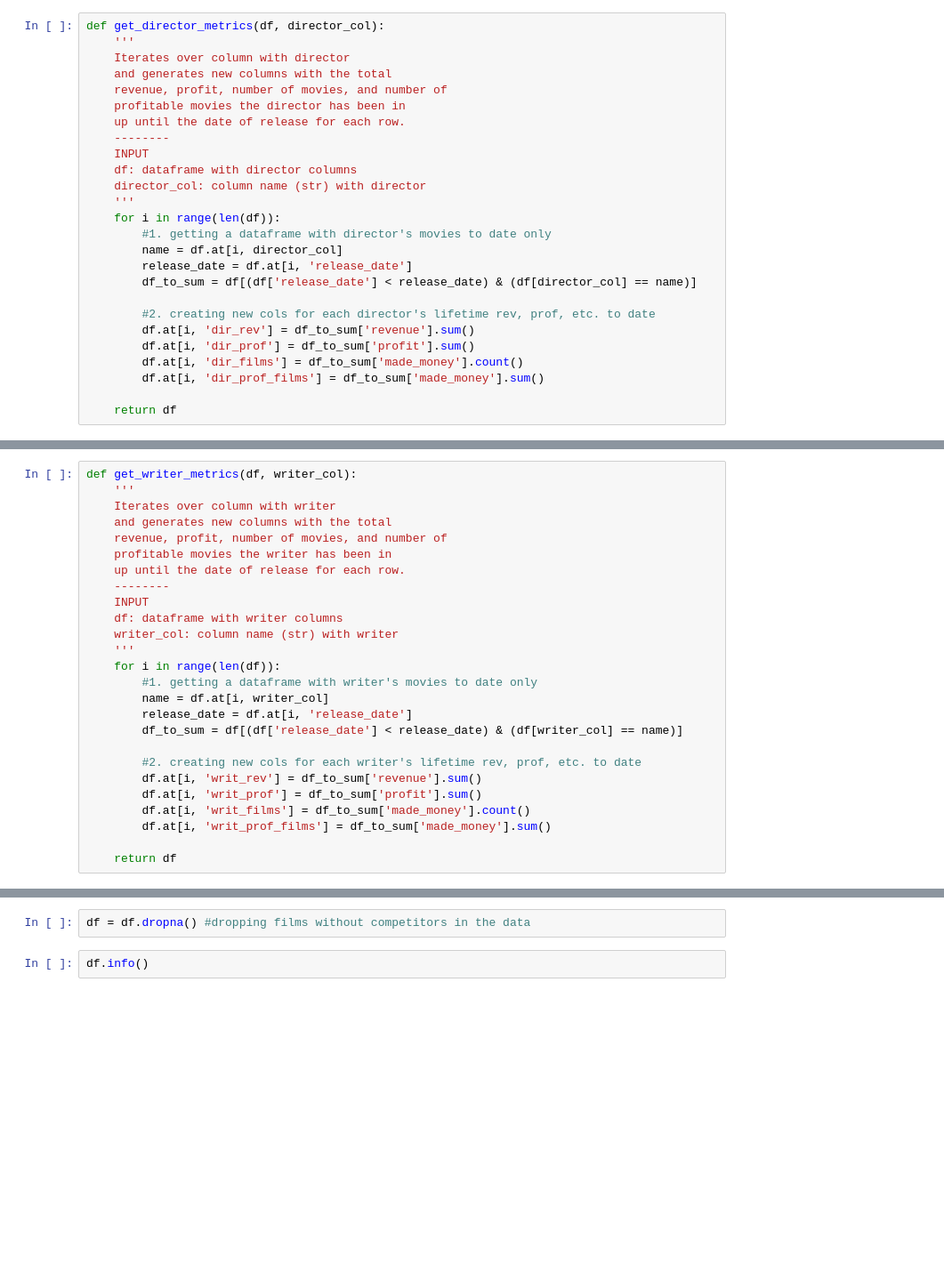
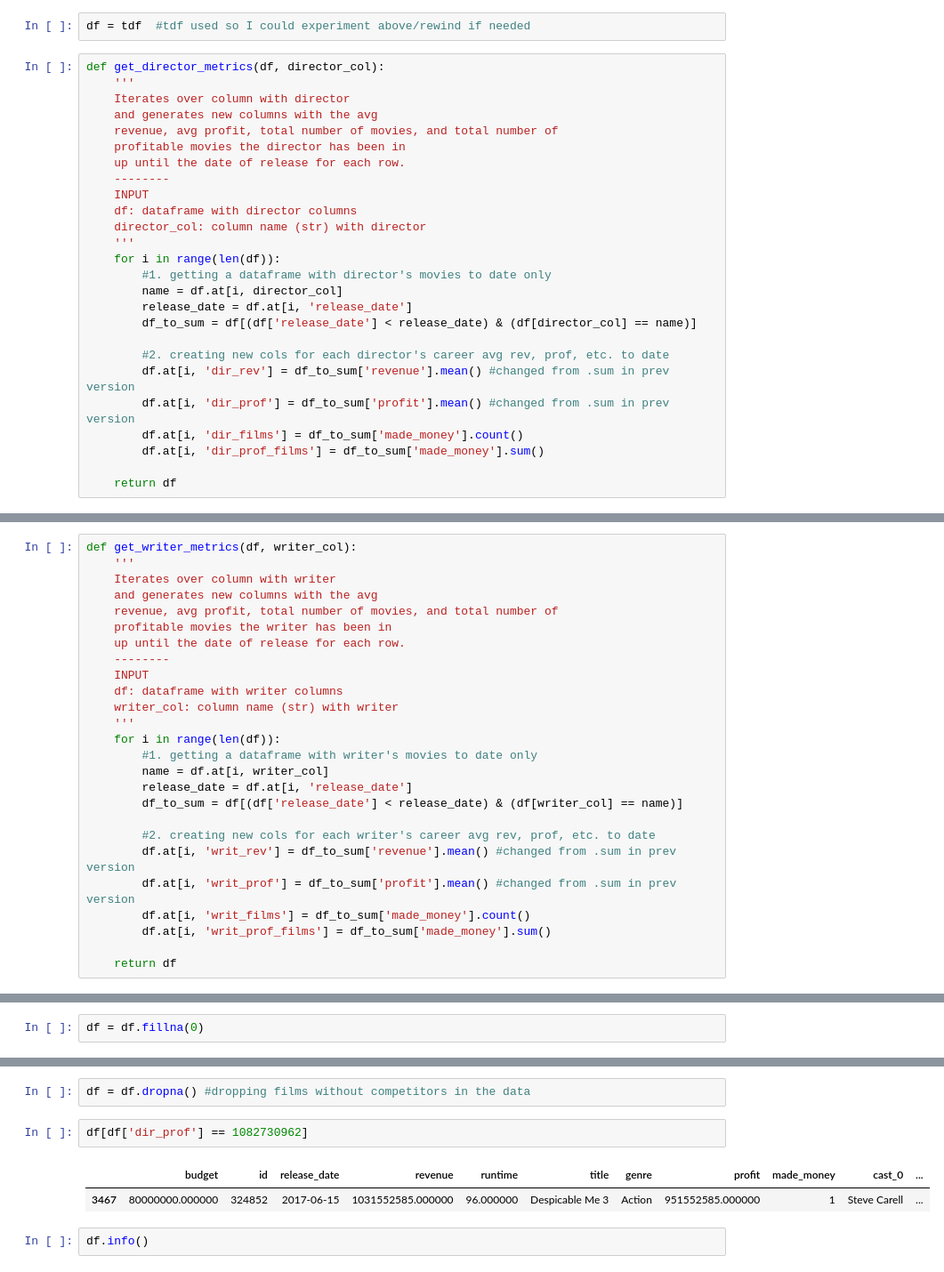
Before and after one commit to ryanlrappa/film-profit-prediction, a Jupyter notebook: jupyter_notebooks/4_full_data_cleaning.ipynb, the cells around one changed output, grey strips where cells are left out. Shown at 89% size. Drawn from its saved outputs; the diff is of its cells as text; blank space fills up the shorter version.

```diff
--- a/jupyter_notebooks/4_full_data_cleaning.ipynb
+++ b/jupyter_notebooks/4_full_data_cleaning.ipynb
@@ -315,9 +315,11 @@ df = get_cast_metrics(df, cast_cols)  #func from cell above
+# %%
+df = tdf  #tdf used so I could experiment above/rewind if needed
 # %%
 def get_director_metrics(df, director_col):
     '''
     Iterates over column with director
-    and generates new columns with the total
-    revenue, profit, number of movies, and number of
+    and generates new columns with the avg
+    revenue, avg profit, total number of movies, and total number of
     profitable movies the director has been in
     up until the date of release for each row.
     --------
@@ -331,9 +333,9 @@ def get_director_metrics(df, director_col):
         release_date = df.at[i, 'release_date']
         df_to_sum = df[(df['release_date'] < release_date) & (df[director_col] == name)]
 
-        #2. creating new cols for each director's lifetime rev, prof, etc. to date
-        df.at[i, 'dir_rev'] = df_to_sum['revenue'].sum()
-        df.at[i, 'dir_prof'] = df_to_sum['profit'].sum()
+        #2. creating new cols for each director's career avg rev, prof, etc. to date
+        df.at[i, 'dir_rev'] = df_to_sum['revenue'].mean() #changed from .sum in prev version
+        df.at[i, 'dir_prof'] = df_to_sum['profit'].mean() #changed from .sum in prev version
         df.at[i, 'dir_films'] = df_to_sum['made_money'].count()
         df.at[i, 'dir_prof_films'] = df_to_sum['made_money'].sum()
 
@@ -344,8 +346,8 @@ df = get_director_metrics(df, 'director')  #func from cell above
 def get_writer_metrics(df, writer_col):
     '''
     Iterates over column with writer
-    and generates new columns with the total
-    revenue, profit, number of movies, and number of
+    and generates new columns with the avg
+    revenue, avg profit, total number of movies, and total number of
     profitable movies the writer has been in
     up until the date of release for each row.
     --------
@@ -359,9 +361,9 @@ def get_writer_metrics(df, writer_col):
         release_date = df.at[i, 'release_date']
         df_to_sum = df[(df['release_date'] < release_date) & (df[writer_col] == name)]
 
-        #2. creating new cols for each writer's lifetime rev, prof, etc. to date
-        df.at[i, 'writ_rev'] = df_to_sum['revenue'].sum()
-        df.at[i, 'writ_prof'] = df_to_sum['profit'].sum()
+        #2. creating new cols for each writer's career avg rev, prof, etc. to date
+        df.at[i, 'writ_rev'] = df_to_sum['revenue'].mean() #changed from .sum in prev version
+        df.at[i, 'writ_prof'] = df_to_sum['profit'].mean() #changed from .sum in prev version
         df.at[i, 'writ_films'] = df_to_sum['made_money'].count()
         df.at[i, 'writ_prof_films'] = df_to_sum['made_money'].sum()
 
@@ -370,0 +395,2 @@ df = get_writer_metrics(df, 'writer')  #func from cell above
+# %%
+df = df.fillna(0)
@@ -412,6 +458,11 @@ def get_competitor_metrics(df, id_col):
 df = get_competitor_metrics(df, 'id')
 # %%
 df = df.dropna() #dropping films without competitors in the data
+# %%
+df[df['dir_prof'] == 1082730962]
+# %% [output]
+|  | budget | id | release_date | revenue | runtime | title | genre | profit | made_money | cast_0 | ... |
+| 3467 | 80000000.000000 | 324852 | 2017-06-15 | 1031552585.000000 | 96.000000 | Despicable Me 3 | Action | 951552585.000000 | 1 | Steve Carell | ... |
 # %%
 df.info()
 # %% [output]
```
Also changed, not shown: parts of 26 cells of this notebook, 2 other files.
